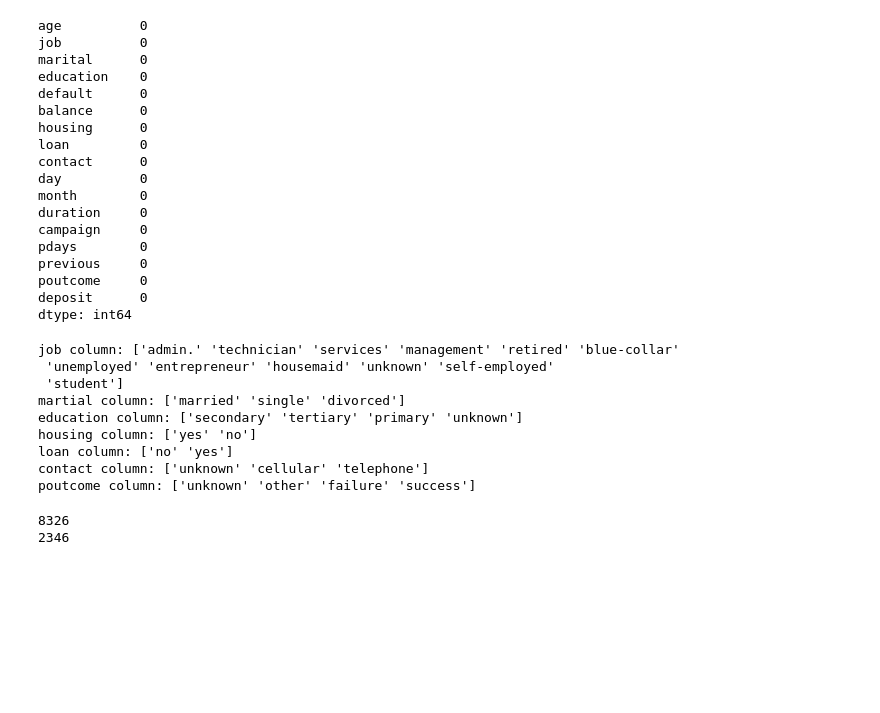
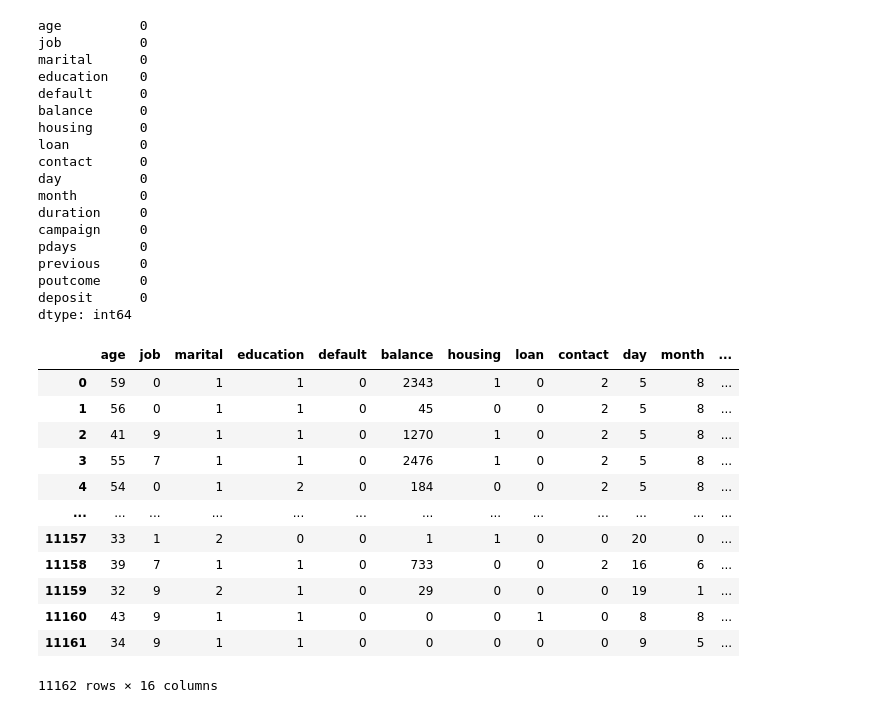
Before and after one commit to HuiseongK/Bank, a Jupyter notebook: bank_model.ipynb, the cells around one changed output. Drawn from its saved outputs; the diff is of its cells as text; code cells hidden in the pictures; blank space fills up the shorter version.

```diff
--- a/bank_model.ipynb
+++ b/bank_model.ipynb
@@ -44,0 +47,13 @@ memory usage: 1.4+ MB
+# %%
+# deposit 컬럼의 yes값을 1, no값을 0으로 변환
+
+df['deposit'] = df['deposit'].replace({'yes':1, 'no':0})
+# %%
+X = df.drop('deposit', axis=1)
+y = df['deposit']
+# %%
+categorical = [var for var in X.columns if X[var].dtype =='object']
+print('categorical:',categorical)
+
+numeric = [var for var in X.columns if X[var].dtype == 'int64']
+print('numeric:',numeric)
@@ -63,29 +119,28 @@ previous     0
 poutcome     0
 deposit      0
 dtype: int64
-# %%
-print("job column:", df['job'].unique())
-print("martial column:", df['marital'].unique())
-print("education column:", df['education'].unique())
-print("housing column:", df['housing'].unique())
-print("loan column:",df['loan'].unique())
-print("contact column:", df['contact'].unique())
-print("poutcome column:", df['poutcome'].unique())
-# %% [output]
-job column: ['admin.' 'technician' 'services' 'management' 'retired' 'blue-collar'
- 'unemployed' 'entrepreneur' 'housemaid' 'unknown' 'self-employed'
- 'student']
-martial column: ['married' 'single' 'divorced']
-education column: ['secondary' 'tertiary' 'primary' 'unknown']
-housing column: ['yes' 'no']
-loan column: ['no' 'yes']
-contact column: ['unknown' 'cellular' 'telephone']
-poutcome column: ['unknown' 'other' 'failure' 'success']
-# %%
-x = df[df['poutcome'] == 'unknown']
-y = df[df['contact'] == 'unknown']
-print(len(x))
-print(len(y))
-# %% [output]
-8326
-2346
+# %%
+# 정확도를 높이기 위해 범주형 변수들을 원-핫 인코딩처리
+
+from sklearn.preprocessing import LabelEncoder, OneHotEncoder
+
+label_encoder = LabelEncoder()
+
+for column in categorical:
+    X[column] = label_encoder.fit_transform(X[column])
+
+X
+# %% [output]
+|  | age | job | marital | education | default | balance | housing | loan | contact | day | month | ... |
+| 0 | 59 | 0 | 1 | 1 | 0 | 2343 | 1 | 0 | 2 | 5 | 8 | ... |
+| 1 | 56 | 0 | 1 | 1 | 0 | 45 | 0 | 0 | 2 | 5 | 8 | ... |
+| 2 | 41 | 9 | 1 | 1 | 0 | 1270 | 1 | 0 | 2 | 5 | 8 | ... |
+| 3 | 55 | 7 | 1 | 1 | 0 | 2476 | 1 | 0 | 2 | 5 | 8 | ... |
+| 4 | 54 | 0 | 1 | 2 | 0 | 184 | 0 | 0 | 2 | 5 | 8 | ... |
+| ... | ... | ... | ... | ... | ... | ... | ... | ... | ... | ... | ... | ... |
+| 11157 | 33 | 1 | 2 | 0 | 0 | 1 | 1 | 0 | 0 | 20 | 0 | ... |
+| 11158 | 39 | 7 | 1 | 1 | 0 | 733 | 0 | 0 | 2 | 16 | 6 | ... |
+| 11159 | 32 | 9 | 2 | 1 | 0 | 29 | 0 | 0 | 0 | 19 | 1 | ... |
+| 11160 | 43 | 9 | 1 | 1 | 0 | 0 | 0 | 1 | 0 | 8 | 8 | ... |
+| 11161 | 34 | 9 | 1 | 1 | 0 | 0 | 0 | 0 | 0 | 9 | 5 | ... |
+11162 rows × 16 columns
```
Also changed, not shown: parts of 9 cells of this notebook.
